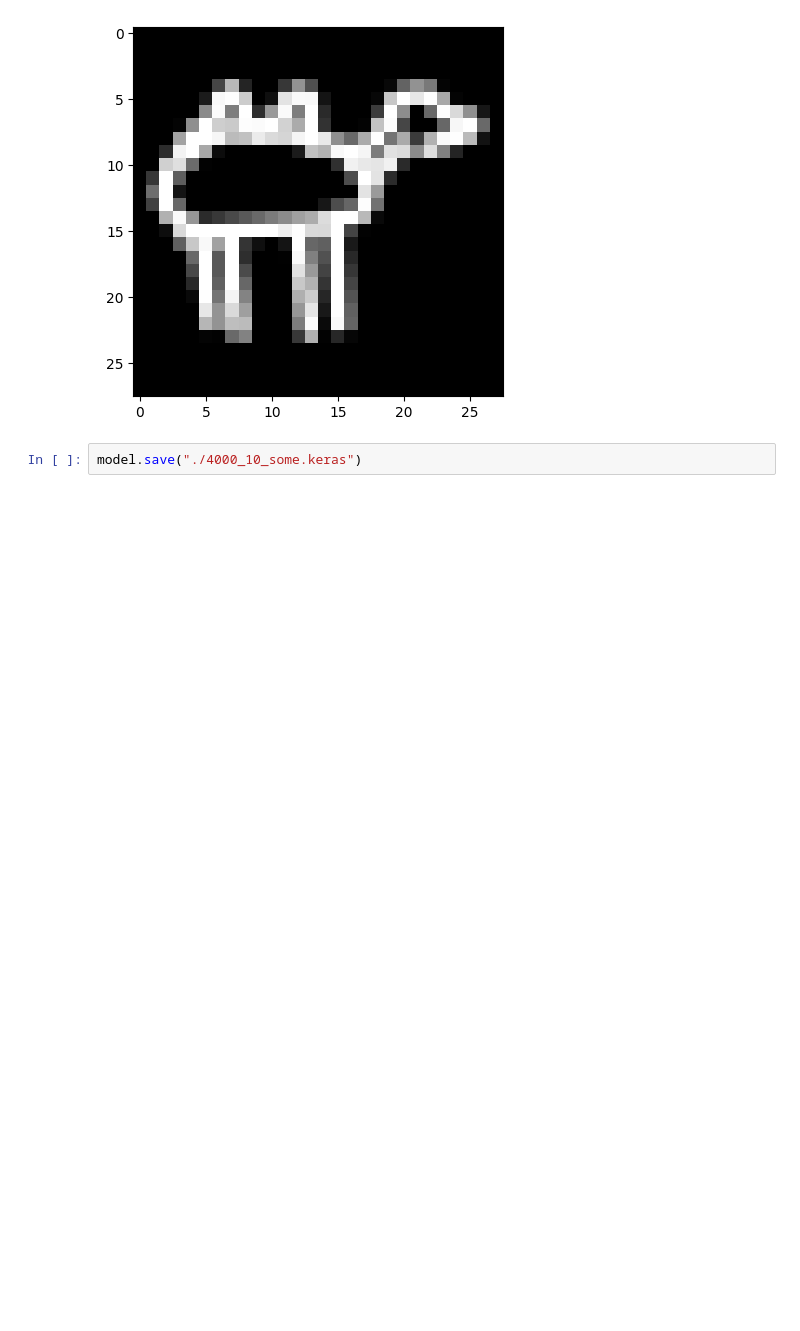
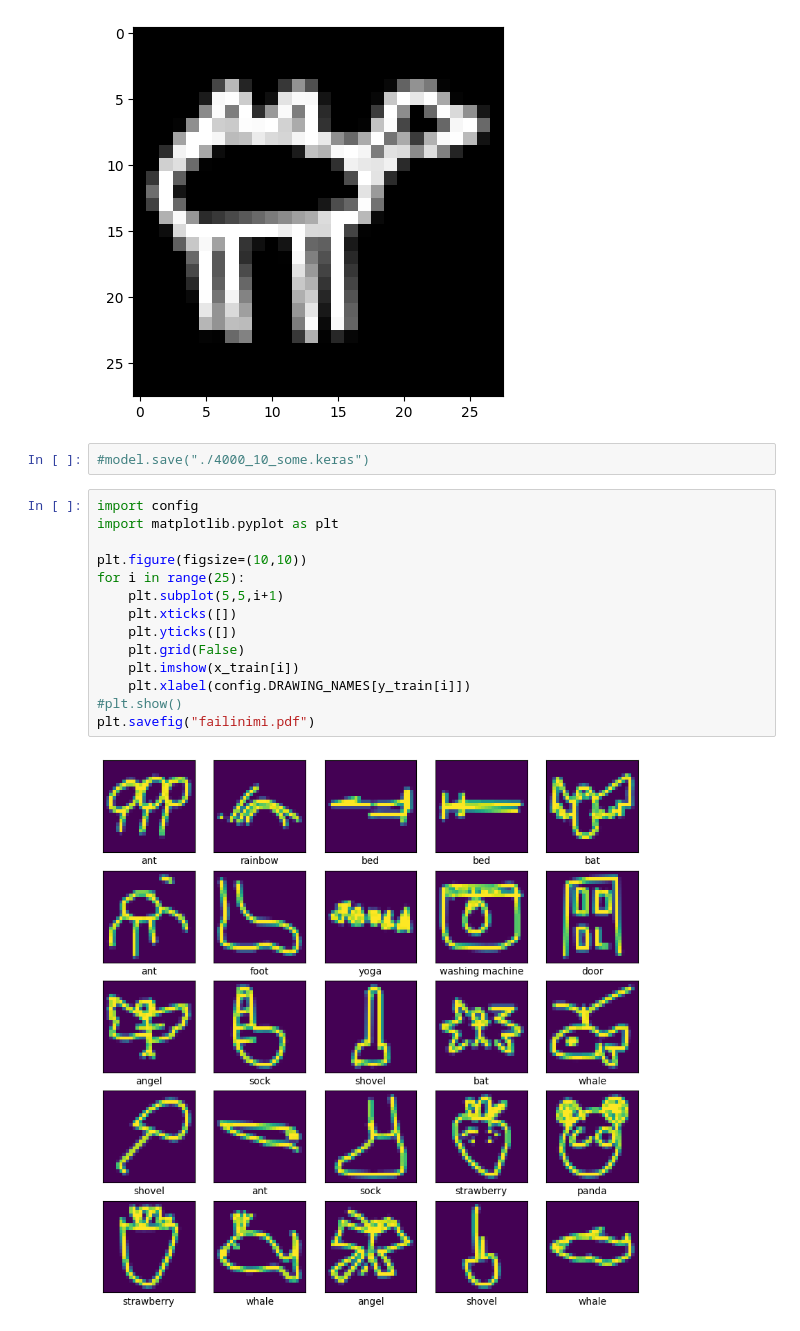
Before and after one commit to Virteso/IDS-Quickdraw-Analysis, a Jupyter notebook: notebook.ipynb, the cells around one changed output. Cells and saved outputs as stored; diff of their text form; blank space fills up the shorter version.

```diff
--- a/notebook.ipynb
+++ b/notebook.ipynb
@@ -99,4 +99,20 @@ fun.display_picture(
 [figure]
 [figure]
 # %%
-model.save("./4000_10_some.keras")
+#model.save("./4000_10_some.keras")
+# %%
+import config
+import matplotlib.pyplot as plt
+
+plt.figure(figsize=(10,10))
+for i in range(25):
+    plt.subplot(5,5,i+1)
+    plt.xticks([])
+    plt.yticks([])
+    plt.grid(False)
+    plt.imshow(x_train[i])
+    plt.xlabel(config.DRAWING_NAMES[y_train[i]])
+#plt.show()
+plt.savefig("failinimi.pdf")
+# %% [output]
+[figure, added]
```
Also changed, not shown: 2 other files.
